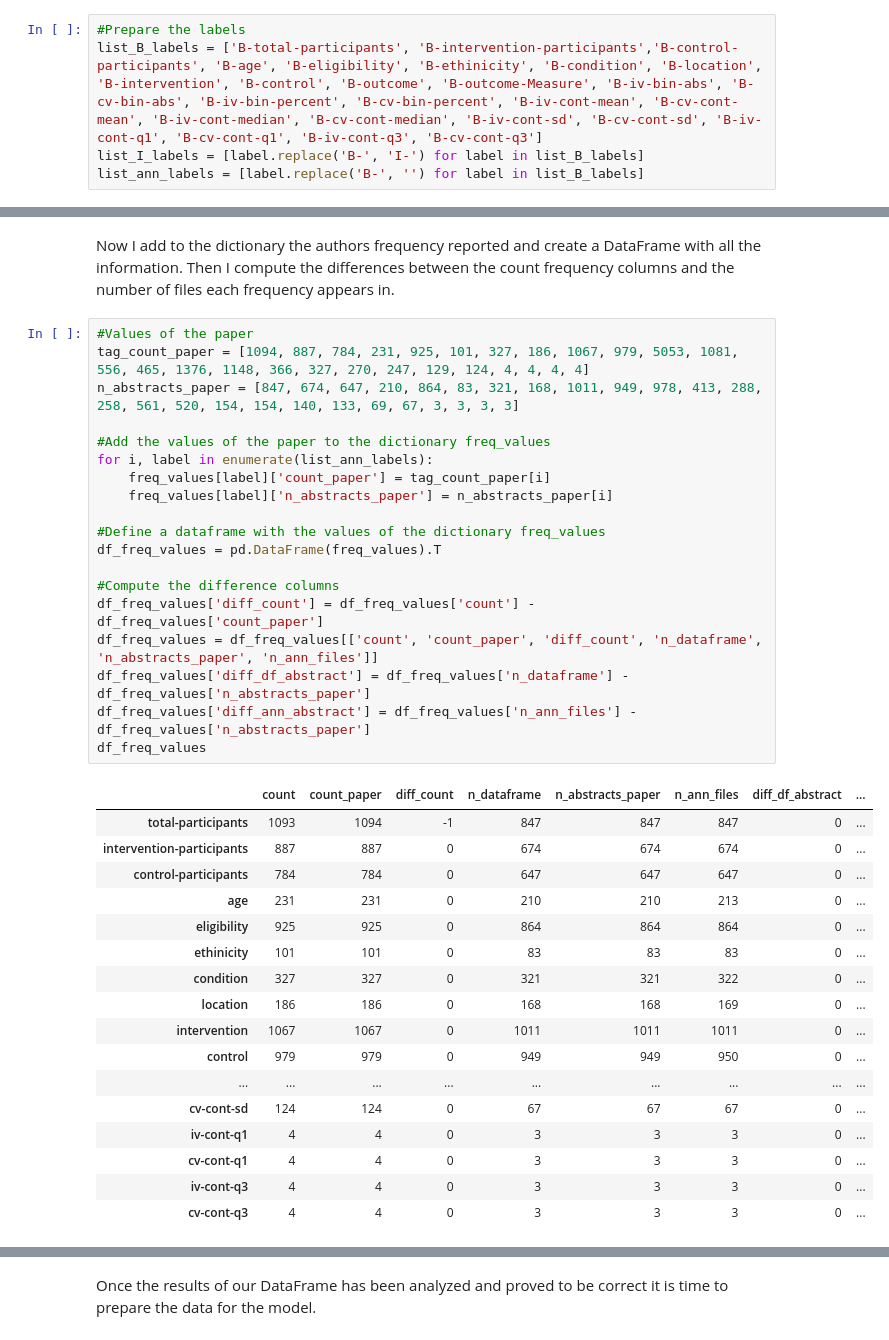
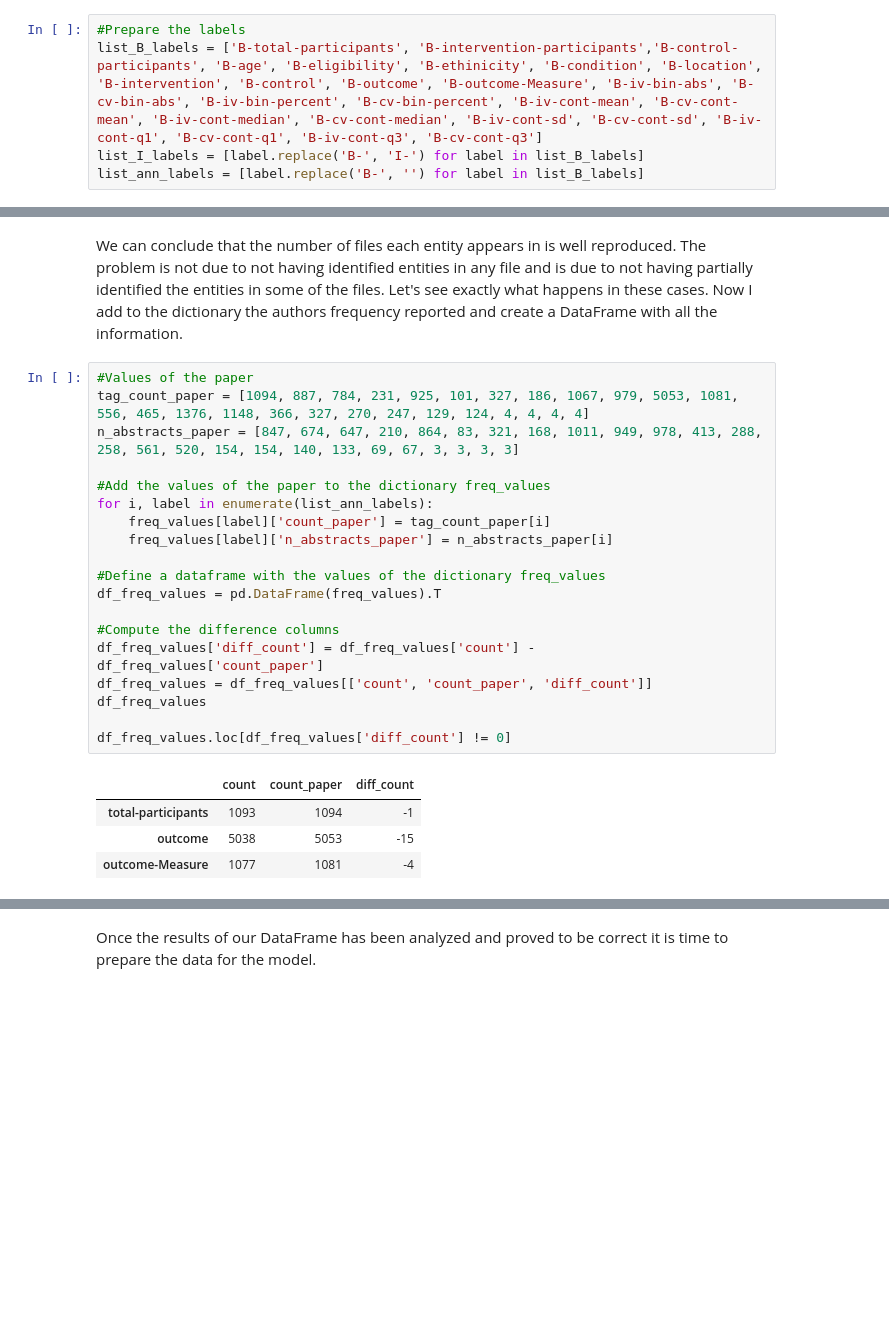
Before and after one commit to cuevascarlos/ClinicalTrials, a Jupyter notebook: Preprocessing.ipynb, the cells around one changed output, grey strips where cells are left out. Saved outputs shown, nothing was run; the diff lists cells and outputs as text; blank space fills up the shorter version.

```diff
--- a/Preprocessing.ipynb
+++ b/Preprocessing.ipynb
@@ -296,42 +269,29 @@ Frequency of B-control-participants in the data: 784
 B-cv-cont-q3 - cv-cont-q3
 The number of files is EQUAL.
 Frequency of B-cv-cont-q3 in the data: 4
-# %% [markdown]
-Now I add to the dictionary the authors frequency reported and create a DataFrame with all the information. Then I compute the differences between the count frequency columns and the number of files each frequency appears in.
+# %% [markdown]
+We can conclude that the number of files each entity appears in is well reproduced. The problem is not due to not having identified entities in any file and is due to not having partially identified the entities in some of the files. Let's see exactly what happens in these cases. Now I add to the dictionary the authors frequency reported and create a DataFrame with all the information.
 # %%
 #Values of the paper
 tag_count_paper = [1094, 887, 784, 231, 925, 101, 327, 186, 1067, 979, 5053, 1081, 556, 465, 1376, 1148, 366, 327, 270, 247, 129, 124, 4, 4, 4, 4]
 n_abstracts_paper = [847, 674, 647, 210, 864, 83, 321, 168, 1011, 949, 978, 413, 288, 258, 561, 520, 154, 154, 140, 133, 69, 67, 3, 3, 3, 3]
 
 #Add the values of the paper to the dictionary freq_values
 for i, label in enumerate(list_ann_labels):
     freq_values[label]['count_paper'] = tag_count_paper[i]
     freq_values[label]['n_abstracts_paper'] = n_abstracts_paper[i]
 
 #Define a dataframe with the values of the dictionary freq_values
 df_freq_values = pd.DataFrame(freq_values).T
 
 #Compute the difference columns
 df_freq_values['diff_count'] = df_freq_values['count'] - df_freq_values['count_paper']
-df_freq_values = df_freq_values[['count', 'count_paper', 'diff_count', 'n_dataframe', 'n_abstracts_paper', 'n_ann_files']]
-df_freq_values['diff_df_abstract'] = df_freq_values['n_dataframe'] - df_freq_values['n_abstracts_paper']
-df_freq_values['diff_ann_abstract'] = df_freq_values['n_ann_files'] - df_freq_values['n_abstracts_paper']
+df_freq_values = df_freq_values[['count', 'count_paper', 'diff_count']]
 df_freq_values
+
+df_freq_values.loc[df_freq_values['diff_count'] != 0]
 # %% [output]
-|  | count | count_paper | diff_count | n_dataframe | n_abstracts_paper | n_ann_files | diff_df_abstract | ... |
-| total-participants | 1093 | 1094 | -1 | 847 | 847 | 847 | 0 | ... |
-| intervention-participants | 887 | 887 | 0 | 674 | 674 | 674 | 0 | ... |
-| control-participants | 784 | 784 | 0 | 647 | 647 | 647 | 0 | ... |
-| age | 231 | 231 | 0 | 210 | 210 | 213 | 0 | ... |
-| eligibility | 925 | 925 | 0 | 864 | 864 | 864 | 0 | ... |
-| ethinicity | 101 | 101 | 0 | 83 | 83 | 83 | 0 | ... |
-| condition | 327 | 327 | 0 | 321 | 321 | 322 | 0 | ... |
-| location | 186 | 186 | 0 | 168 | 168 | 169 | 0 | ... |
-| intervention | 1067 | 1067 | 0 | 1011 | 1011 | 1011 | 0 | ... |
-| control | 979 | 979 | 0 | 949 | 949 | 950 | 0 | ... |
-| ... | ... | ... | ... | ... | ... | ... | ... | ... |
-| cv-cont-sd | 124 | 124 | 0 | 67 | 67 | 67 | 0 | ... |
-| iv-cont-q1 | 4 | 4 | 0 | 3 | 3 | 3 | 0 | ... |
-| cv-cont-q1 | 4 | 4 | 0 | 3 | 3 | 3 | 0 | ... |
-| iv-cont-q3 | 4 | 4 | 0 | 3 | 3 | 3 | 0 | ... |
-| cv-cont-q3 | 4 | 4 | 0 | 3 | 3 | 3 | 0 | ... |
+|  | count | count_paper | diff_count |
+| total-participants | 1093 | 1094 | -1 |
+| outcome | 5038 | 5053 | -15 |
+| outcome-Measure | 1077 | 1081 | -4 |
```
Also changed, not shown: parts of 52 cells of this notebook.
